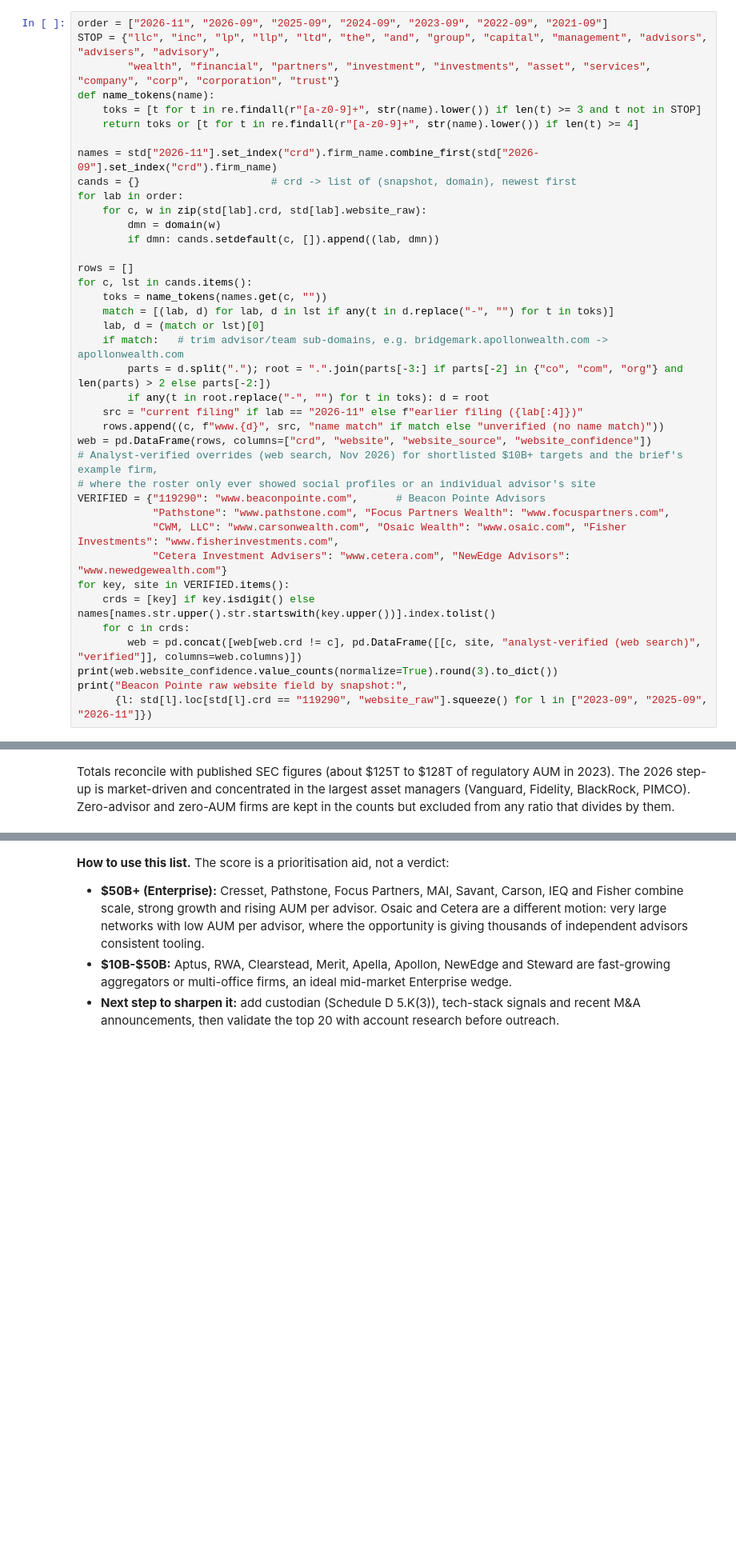
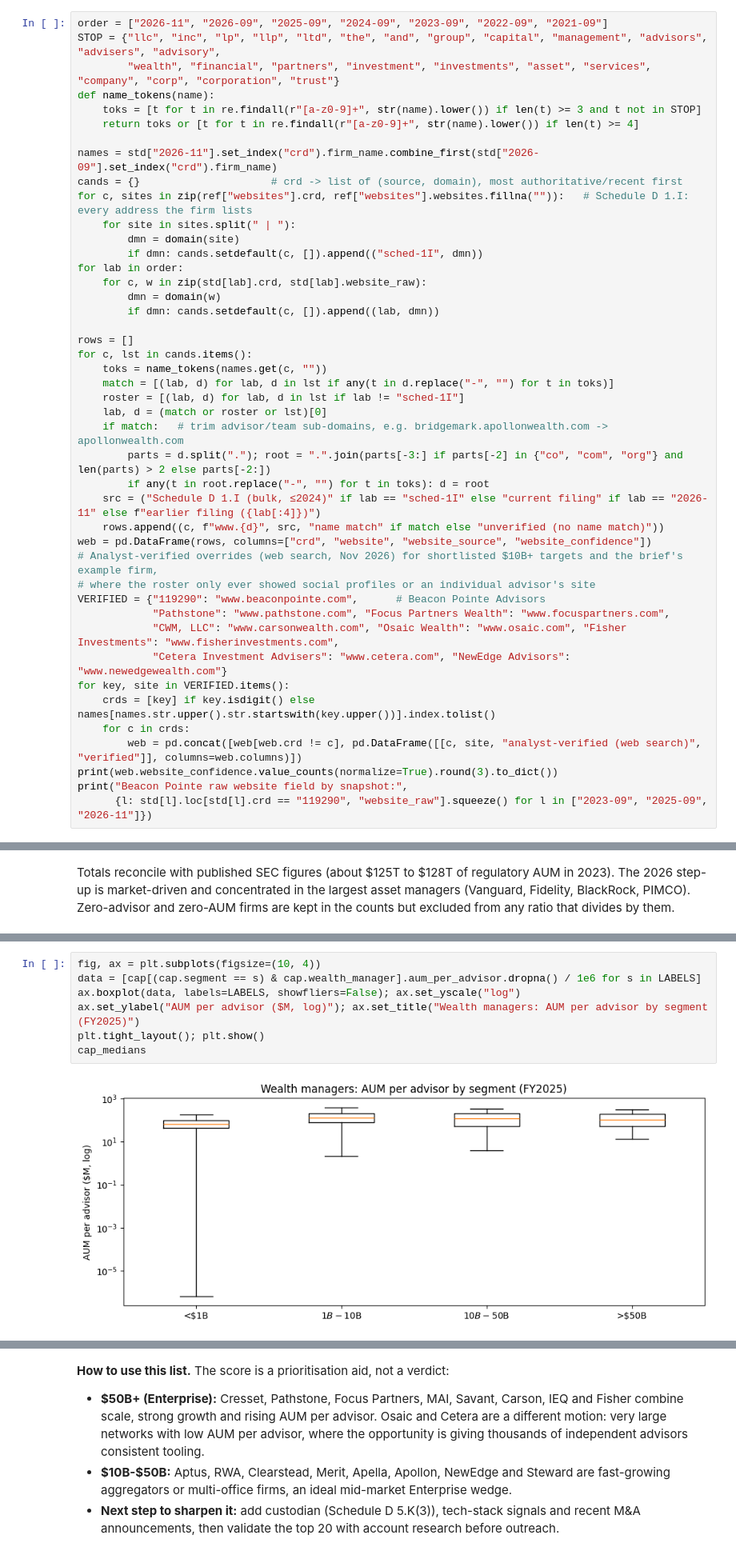
Before and after one commit to justinmcbryan/nevis-ria-analysis, a Jupyter notebook: nevis_ria_analysis.ipynb, the cells around one changed output, grey strips where cells are left out. Shown at 80% size. Cells and saved outputs as stored; diff of their text form; blank space fills up the shorter version.

```diff
--- a/nevis_ria_analysis.ipynb
+++ b/nevis_ria_analysis.ipynb
@@ -192,7 +321,11 @@ def name_tokens(name):
     return toks or [t for t in re.findall(r"[a-z0-9]+", str(name).lower()) if len(t) >= 4]
 
 names = std["2026-11"].set_index("crd").firm_name.combine_first(std["2026-09"].set_index("crd").firm_name)
-cands = {}                     # crd -> list of (snapshot, domain), newest first
+cands = {}                     # crd -> list of (source, domain), most authoritative/recent first
+for c, sites in zip(ref["websites"].crd, ref["websites"].websites.fillna("")):   # Schedule D 1.I: every address the firm lists
+    for site in sites.split(" | "):
+        dmn = domain(site)
+        if dmn: cands.setdefault(c, []).append(("sched-1I", dmn))
 for lab in order:
     for c, w in zip(std[lab].crd, std[lab].website_raw):
         dmn = domain(w)
@@ -202,11 +335,12 @@ rows = []
 for c, lst in cands.items():
     toks = name_tokens(names.get(c, ""))
     match = [(lab, d) for lab, d in lst if any(t in d.replace("-", "") for t in toks)]
-    lab, d = (match or lst)[0]
+    roster = [(lab, d) for lab, d in lst if lab != "sched-1I"]
+    lab, d = (match or roster or lst)[0]
     if match:   # trim advisor/team sub-domains, e.g. bridgemark.apollonwealth.com -> apollonwealth.com
         parts = d.split("."); root = ".".join(parts[-3:] if parts[-2] in {"co", "com", "org"} and len(parts) > 2 else parts[-2:])
         if any(t in root.replace("-", "") for t in toks): d = root
-    src = "current filing" if lab == "2026-11" else f"earlier filing ({lab[:4]})"
+    src = ("Schedule D 1.I (bulk, ≤2024)" if lab == "sched-1I" else "current filing" if lab == "2026-11" else f"earlier filing ({lab[:4]})")
     rows.append((c, f"www.{d}", src, "name match" if match else "unverified (no name match)"))
 web = pd.DataFrame(rows, columns=["crd", "website", "website_source", "website_confidence"])
 # Analyst-verified overrides (web search, Nov 2026) for shortlisted $10B+ targets and the brief's example firm,
@@ -851,0 +942,9 @@ fmt(targets).rename(columns={"adv_end": "advisors"})
+# %%
+fig, ax = plt.subplots(figsize=(10, 4))
+data = [cap[(cap.segment == s) & cap.wealth_manager].aum_per_advisor.dropna() / 1e6 for s in LABELS]
+ax.boxplot(data, labels=LABELS, showfliers=False); ax.set_yscale("log")
+ax.set_ylabel("AUM per advisor ($M, log)"); ax.set_title("Wealth managers: AUM per advisor by segment (FY2025)")
+plt.tight_layout(); plt.show()
+cap_medians
+# %% [output]
+[figure, added]
```
Also changed, not shown: parts of 92 cells of this notebook, 2 other files.
